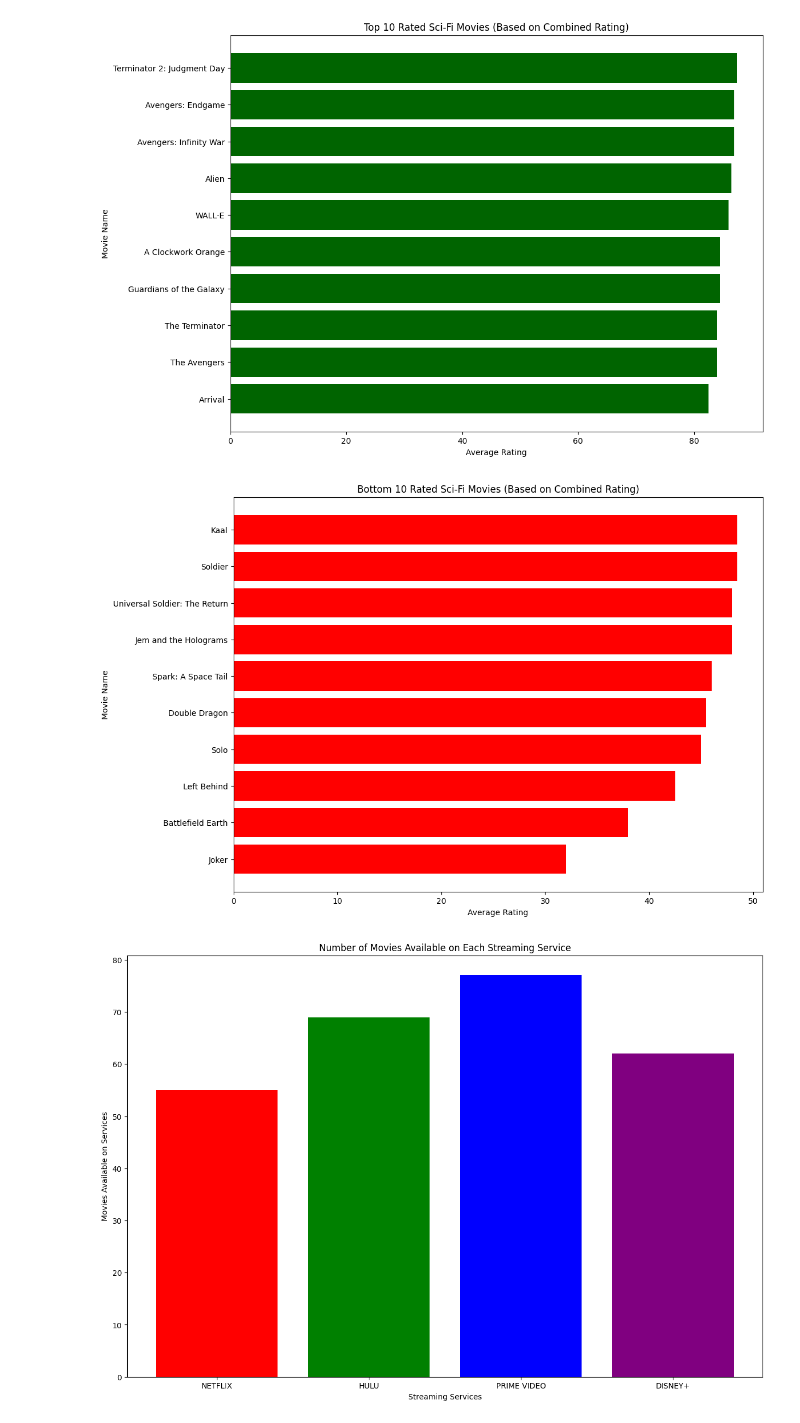
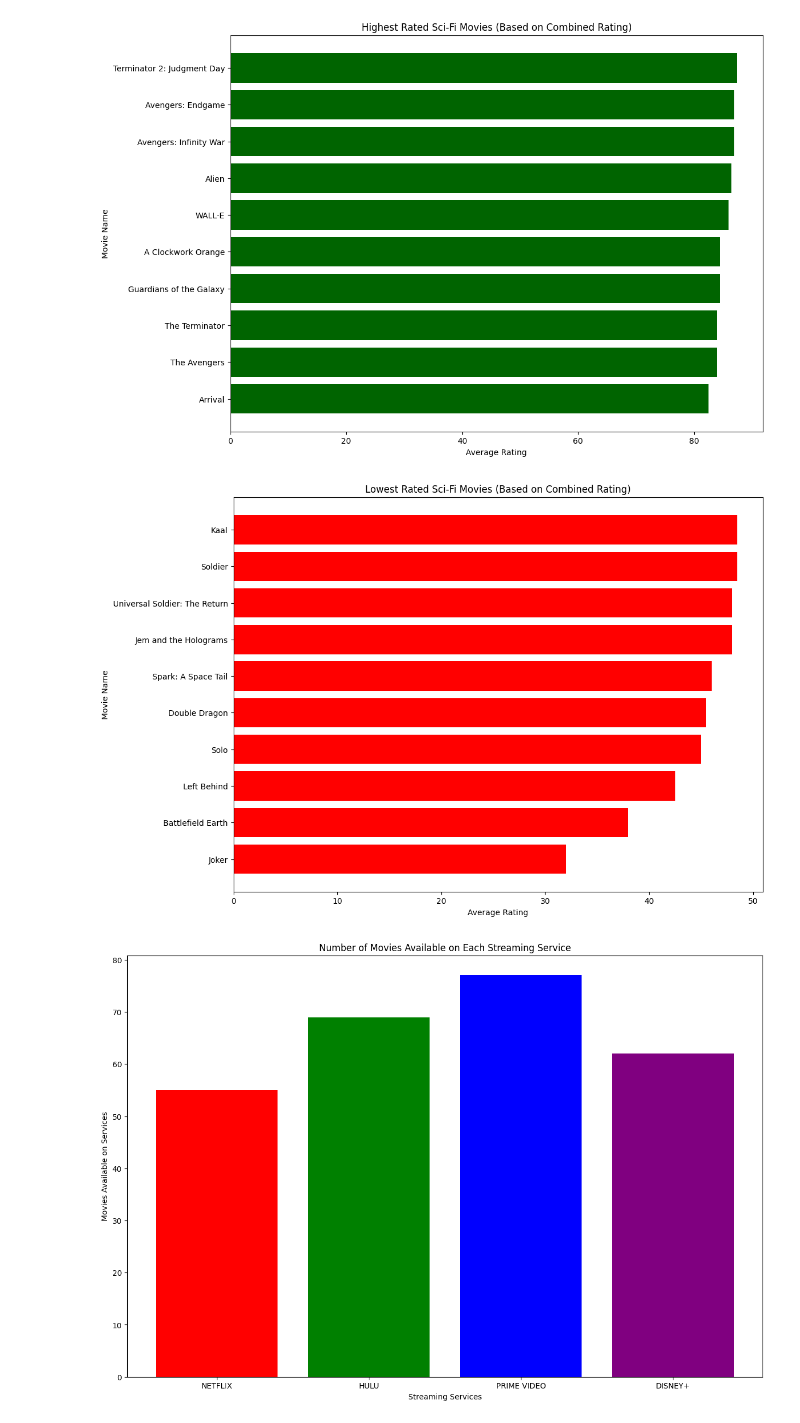
Before and after one commit to danthreepo/CapstoneProject_2025, a Jupyter notebook: vankirk_capstone_project_2025.ipynb, the cells around one changed output. Saved outputs shown, nothing was run; the diff lists cells and outputs as text; code cells hidden in the pictures.

```diff
--- a/vankirk_capstone_project_2025.ipynb
+++ b/vankirk_capstone_project_2025.ipynb
@@ -251,16 +222,16 @@ plt.show()
 # %% [output]
 [figure]
 # %%
-# Plotting the bar plot
+# Lowest Rated Movies
 plt.figure(figsize=(12, 9))
 plt.barh(bottom_10_df['MOVIE NAME'], bottom_10_df['AVERAGE RATING'], color='red')
 plt.xlabel('Average Rating')
 plt.ylabel('Movie Name')
-plt.title('Bottom 10 Rated Sci-Fi Movies (Based on Combined Rating)')
+plt.title('Lowest Rated Sci-Fi Movies (Based on Combined Rating)')
 plt.gca().invert_yaxis()
 plt.show()
 # %% [output]
-[figure, old version]
+[figure, new version]
 # %%
 # Count the number of movies available on each streaming service
 services = ['NETFLIX', 'HULU', 'PRIME VIDEO', 'DISNEY+']
```
Also changed, not shown: parts of 6 cells of this notebook, 1 other file.
